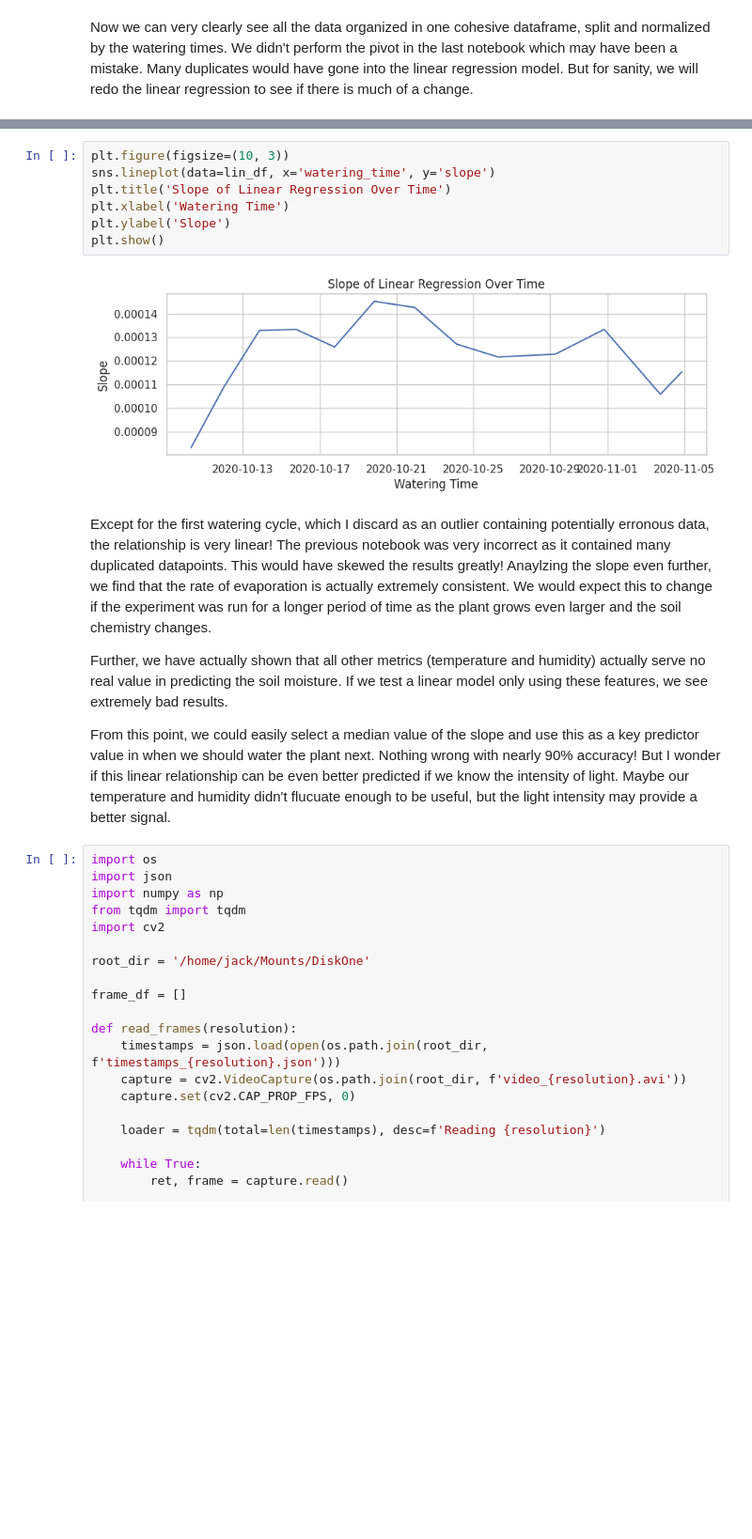
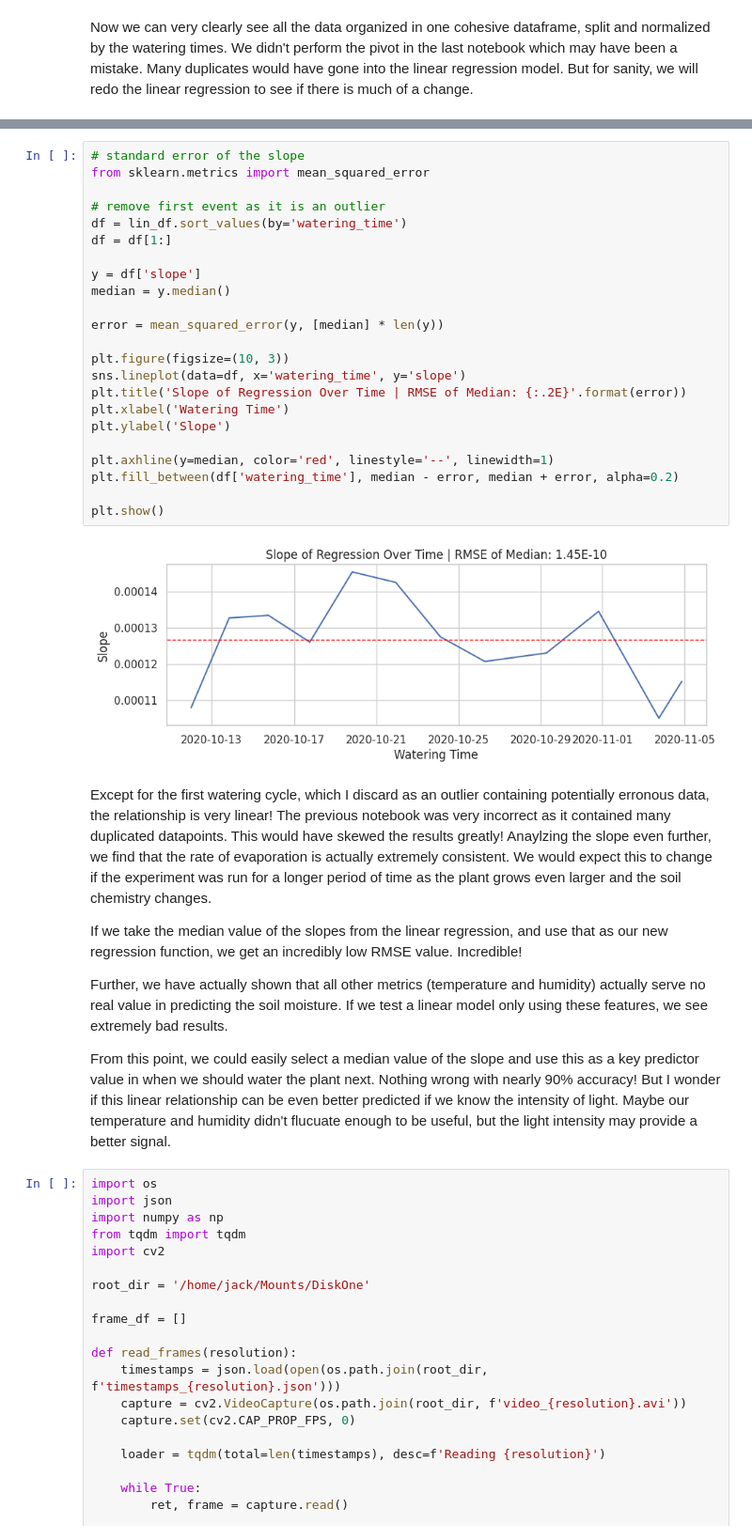
Before and after one commit to jackmead515/jackmead515.github.io, a Jupyter notebook: _blogs/auto_farm_soil_2/auto_farm_soil_2.ipynb, the cells around one changed output, grey strips where cells are left out. Shown at 94% size. Cells and saved outputs as stored; diff of their text form; blank space fills up the shorter version.

Commit message:
adding error of regression

```diff
--- a/_blogs/auto_farm_soil_2/auto_farm_soil_2.ipynb
+++ b/_blogs/auto_farm_soil_2/auto_farm_soil_2.ipynb
@@ -182,15 +182,33 @@ lin_df
 [figure]
-# %%
-plt.figure(figsize=(10, 3))
-sns.lineplot(data=lin_df, x='watering_time', y='slope')
-plt.title('Slope of Linear Regression Over Time')
-plt.xlabel('Watering Time')
-plt.ylabel('Slope')
-plt.show()
-# %% [output]
-[figure, removed]
+# %%
+# standard error of the slope
+from sklearn.metrics import mean_squared_error
+
+# remove first event as it is an outlier
+df = lin_df.sort_values(by='watering_time')
+df = df[1:]
+
+y = df['slope']
+median = y.median()
+
+error = mean_squared_error(y, [median] * len(y))
+
+plt.figure(figsize=(10, 3))
+sns.lineplot(data=df, x='watering_time', y='slope')
+plt.title('Slope of Regression Over Time | RMSE of Median: {:.2E}'.format(error))
+plt.xlabel('Watering Time')
+plt.ylabel('Slope')
+
+plt.axhline(y=median, color='red', linestyle='--', linewidth=1)
+plt.fill_between(df['watering_time'], median - error, median + error, alpha=0.2)
+
+plt.show()
+# %% [output]
+[figure, added]
 # %% [markdown]
 Except for the first watering cycle, which I discard as an outlier containing potentially erronous data, the relationship is very linear! The previous notebook was very incorrect as it contained many duplicated datapoints. This would have skewed the results greatly! Anaylzing the slope even further, we find that the rate of evaporation is actually extremely consistent. We would expect this to change if the experiment was run for a longer period of time as the plant grows even larger and the soil chemistry changes.
+
+If we take the median value of the slopes from the linear regression, and use that as our new regression function, we get an incredibly low RMSE value. Incredible!
 
 Further, we have actually shown that all other metrics (temperature and humidity) actually serve no real value in predicting the soil moisture. If we test a linear model only using these features, we see extremely bad results.
 
```
Also changed, not shown: parts of 1 cell of this notebook, 1 other file.
